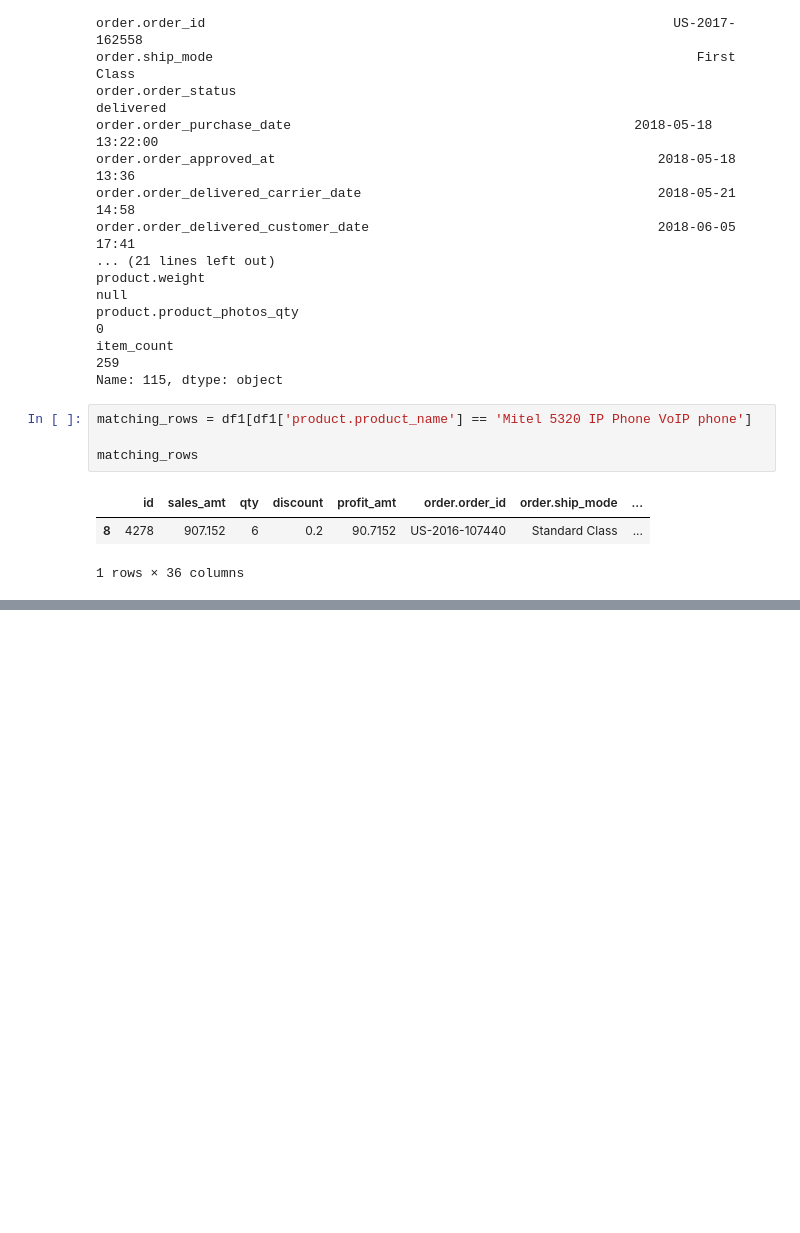
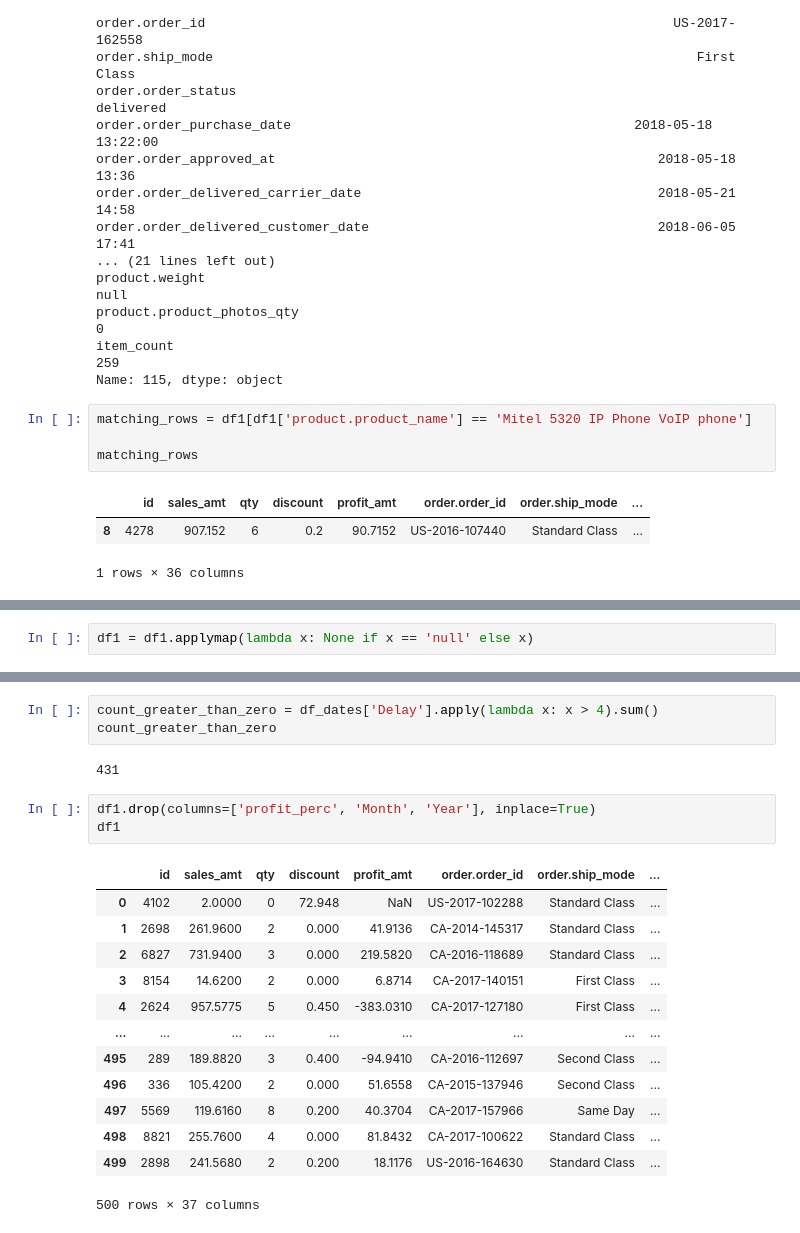
Before and after one commit to nikhil-tred/nikhil_globalmart_processing, a Jupyter notebook: MC6_Code_Reusability.ipynb, the cells around one changed output, grey strips where cells are left out. Cells and saved outputs as stored; diff of their text form; blank space fills up the shorter version.

```diff
--- a/MC6_Code_Reusability.ipynb
+++ b/MC6_Code_Reusability.ipynb
@@ -111,0 +168,2 @@ matching_rows
+# %%
+df1 = df1.applymap(lambda x: None if x == 'null' else x)
@@ -111,0 +301,22 @@ matching_rows
+# %%
+count_greater_than_zero = df_dates['Delay'].apply(lambda x: x > 4).sum()
+count_greater_than_zero
+# %% [output]
+431
+# %%
+df1.drop(columns=['profit_perc', 'Month', 'Year'], inplace=True)
+df1
+# %% [output]
+|  | id | sales_amt | qty | discount | profit_amt | order.order_id | order.ship_mode | ... |
+| 0 | 4102 | 2.0000 | 0 | 72.948 | NaN | US-2017-102288 | Standard Class | ... |
+| 1 | 2698 | 261.9600 | 2 | 0.000 | 41.9136 | CA-2014-145317 | Standard Class | ... |
+| 2 | 6827 | 731.9400 | 3 | 0.000 | 219.5820 | CA-2016-118689 | Standard Class | ... |
+| 3 | 8154 | 14.6200 | 2 | 0.000 | 6.8714 | CA-2017-140151 | First Class | ... |
+| 4 | 2624 | 957.5775 | 5 | 0.450 | -383.0310 | CA-2017-127180 | First Class | ... |
+| ... | ... | ... | ... | ... | ... | ... | ... | ... |
+| 495 | 289 | 189.8820 | 3 | 0.400 | -94.9410 | CA-2016-112697 | Second Class | ... |
+| 496 | 336 | 105.4200 | 2 | 0.000 | 51.6558 | CA-2015-137946 | Second Class | ... |
+| 497 | 5569 | 119.6160 | 8 | 0.200 | 40.3704 | CA-2017-157966 | Same Day | ... |
+| 498 | 8821 | 255.7600 | 4 | 0.000 | 81.8432 | CA-2017-100622 | Standard Class | ... |
+| 499 | 2898 | 241.5680 | 2 | 0.200 | 18.1176 | US-2016-164630 | Standard Class | ... |
+500 rows × 37 columns
```
Also changed, not shown: parts of 17 cells of this notebook.
